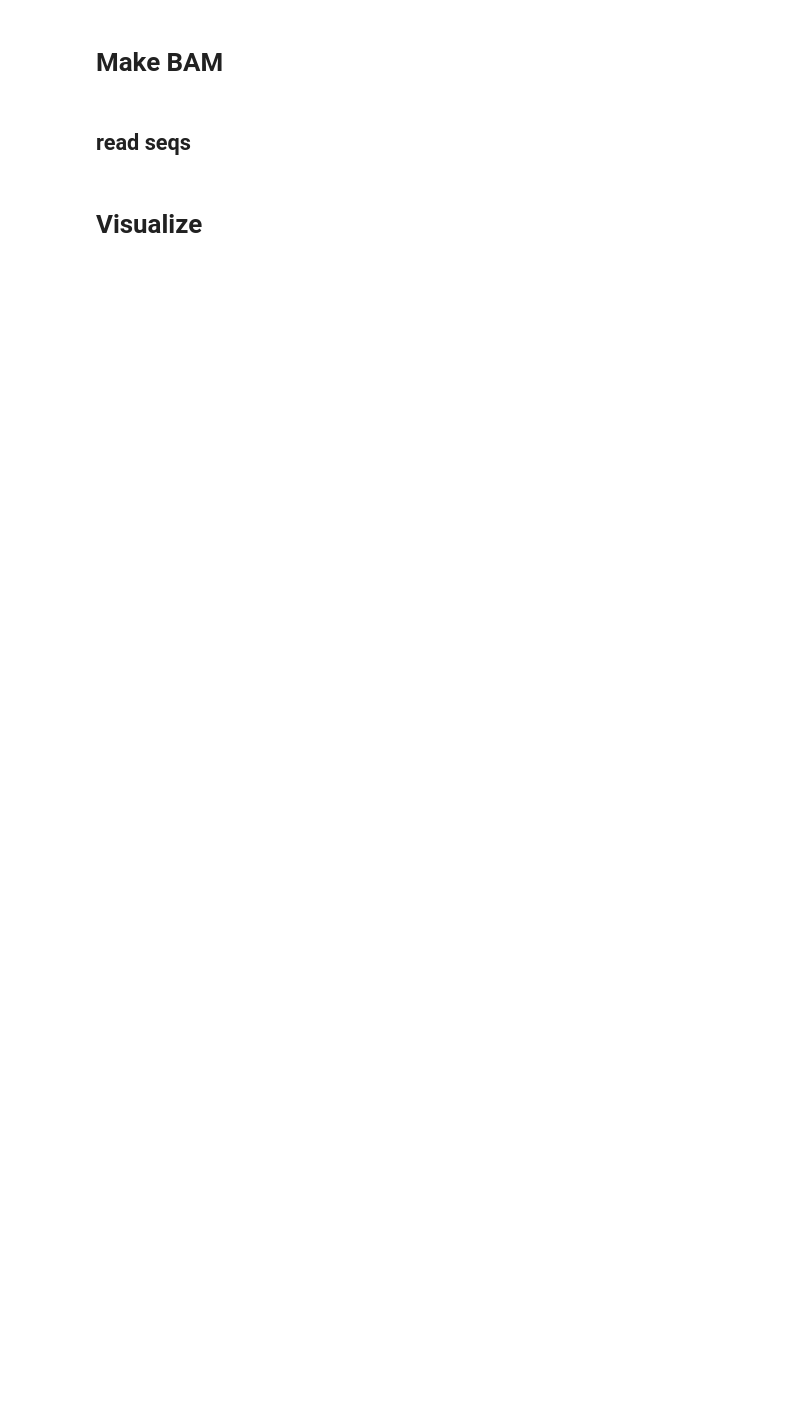
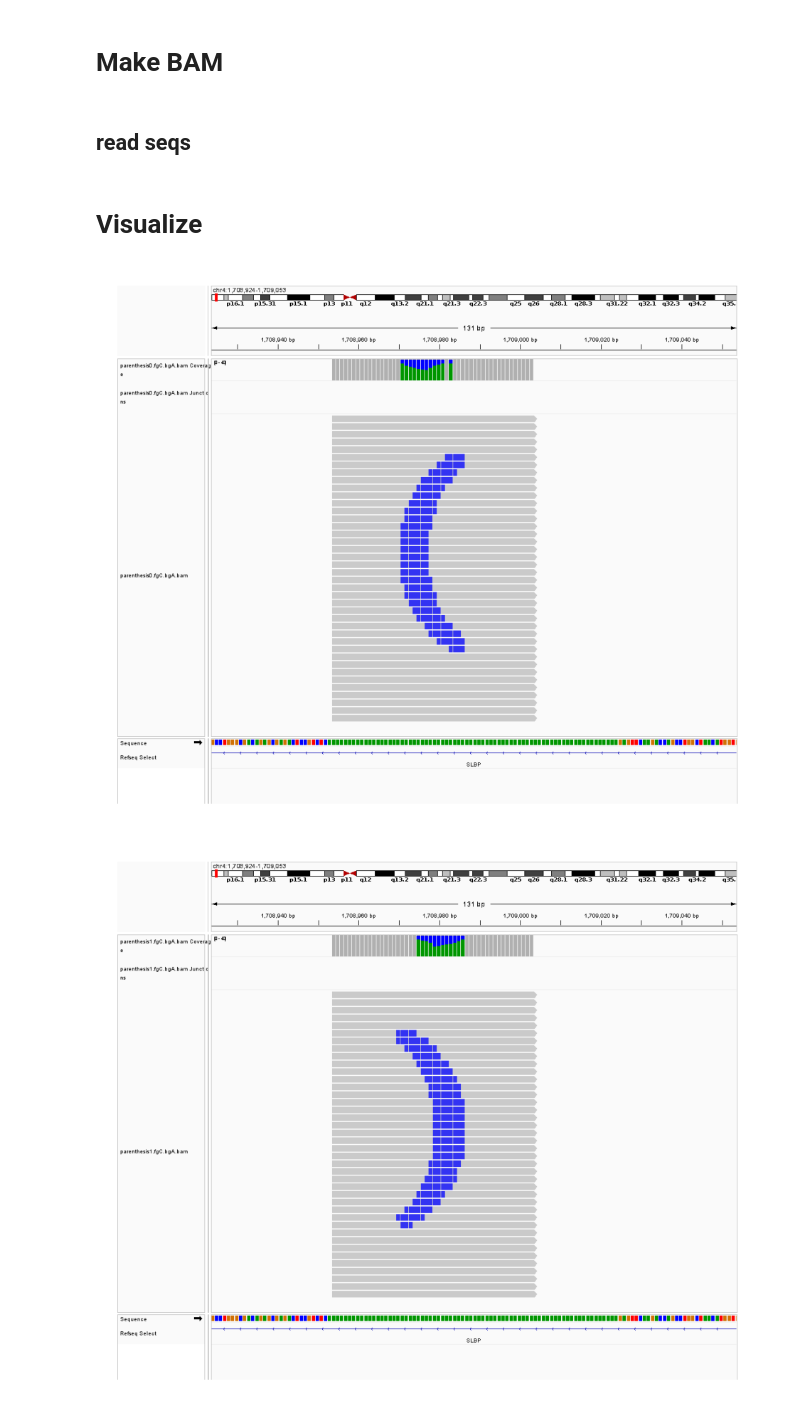
Before and after one commit to soymintc/mutagram, a Jupyter notebook: notebooks/mutagram.ipynb, the cells around one changed output. Saved outputs shown, nothing was run; the diff lists cells and outputs as text; code cells hidden in the pictures; blank space fills up the shorter version.

```diff
--- a/notebooks/mutagram.ipynb
+++ b/notebooks/mutagram.ipynb
@@ -49,5 +158,2 @@ paths, regions
-# %%
-igver.load_screenshots(paths=[bam], regions=regions, genome='hg19',
-                       singularity_image='/home/chois7/data1/singularity/sifs/igver-latest.sif', singularity_args='-B /data1 -B /home')
 # %% [markdown]
 # Create letter data
@@ -119,10 +172,20 @@ bg = 'A'
 letters_large = [chr(l) for l in range(ord('A'), ord('Z')+1)]
 letters_int = [str(i) for i in range(10)]
 letters_small = [chr(l) for l in range(ord('a'), ord('z')+1)]
-letters_misc = [c for c in ';,.\'"{}[]<>?']
+letters_misc = [c for c in ';,.\'"{}[]<>?%()!']
 
 letters = letters_large + letters_int + letters_small + letters_misc
 
-create_letter_files(letters, out_dir, fg=fg, bg=bg, ttf=ttf)
+letter_map = {x:x for x in letters}
+letter_map['.'] = 'dot'
+letter_map[','] = 'comma'
+letter_map['('] = 'parenthesis0'
+letter_map[')'] = 'parenthesis1'
+letter_map['!'] = 'exclamation'
+
+ttf = "../data/fonts/RobotoMono-Bold.ttf"
+out_dir = '../results/letters'
+
+create_letter_files(letters, letter_map, out_dir, fg=fg, bg=bg, ttf=ttf)
 # %% [markdown]
 # Make BAM
@@ -142,10 +200,8 @@ stretch_starts
-# %%
-bg = 'A' # background letter
-ws = 70 # window size of stretch
 # %%
 out_dir = '../results/bam'
 for letter in letters:
-    reads_path = f'../results/letters/{letter}.fgC.bg{bg}.txt'
+    region = stretch_starts[bg][ws]
+    dst_letter = letter_map[letter]
+    reads_path = f'../results/letters/{dst_letter}.fg{fg}.bg{bg}.txt'
     read_seqs = [s.strip() for s in open(reads_path).readlines()]
-    region = stretch_starts[bg][ws]
-    make_letter_bam(letter, out_dir, region, fg=fg, bg=bg)
+    make_letter_bam(dst_letter, out_dir, region, fg=fg, bg=bg)
@@ -189,12 +214,20 @@ import tqdm
 # %%
 margin = 30
 end_pos = start_pos + ws
-for letter in tqdm.tqdm(letters):
-    bam = f'../results/bam/{letter}.fg{fg}.bg{bg}.bam'
-    png = f'../results/png/{letter}.fg{fg}.bg{bg}.png'
-    png_resized = f'../results/png_resize/{letter}.fg{fg}.bg{bg}.png'
+# for letter in tqdm.tqdm(letters):
+for letter in tqdm.tqdm('()'):
+    dst_letter = letter_map[letter]
+    bam = f'../results/bam/{dst_letter}.fg{fg}.bg{bg}.bam'
+    png = f'../results/png/{dst_letter}.fg{fg}.bg{bg}.png'
+    png_resized = f'../results/png_resize/{dst_letter}.fg{fg}.bg{bg}.png'
     region = f'{chrom}:{start_pos+1-margin}-{end_pos+margin}'
-    figs = igver.load_screenshots([bam], [region], max_panel_height=800, overlap_display='expand', singularity_args='-B /data1 -B /home')
+    figs = igver.load_screenshots([bam], [region], max_panel_height=800,
+                                  overlap_display='expand',
+                                  singularity_args='-B /data1 -B /home')
     fig = figs[0]
     fig.savefig(png)
     resize_png(fig, png_resized)
+    # break
+# %% [output]
+[figure, added]
+[figure, added]
```
Also changed, not shown: parts of 29 cells of this notebook, 1 other file.
